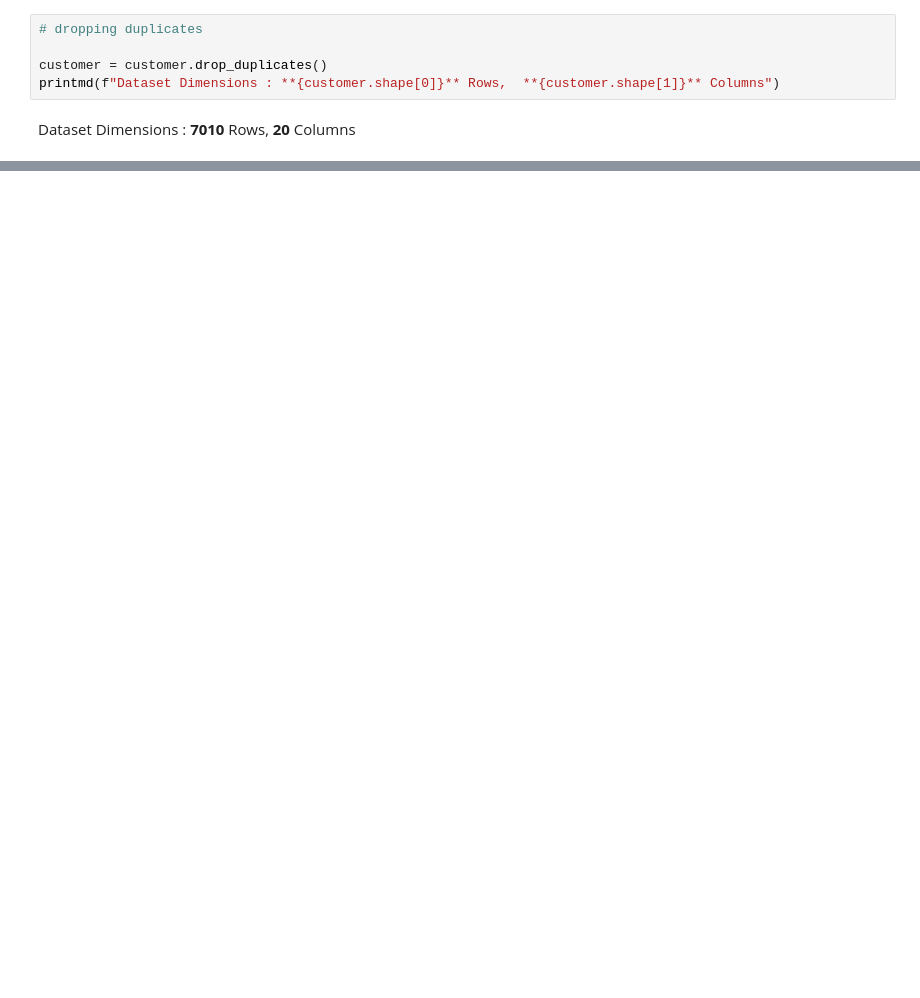
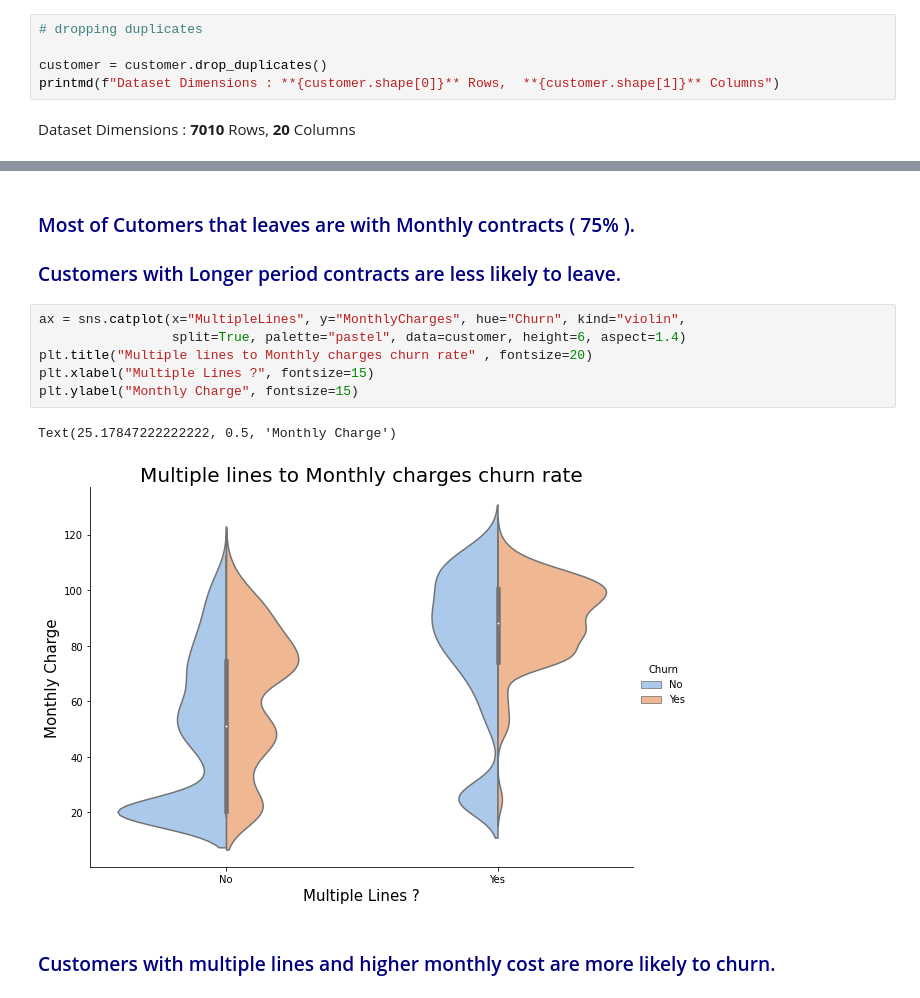
Before and after one commit to moutasam/Capstone-Telecom-Customers, a Jupyter notebook: TelcoCustomerChurn.ipynb, the cells around one changed output, grey strips where cells are left out. Drawn from its saved outputs; the diff is of its cells as text; blank space fills up the shorter version.

```diff
--- a/TelcoCustomerChurn.ipynb
+++ b/TelcoCustomerChurn.ipynb
@@ -350,0 +378,14 @@ customer[['tenure', 'MonthlyCharges', 'TotalCharges']].describe().T
+# %% [markdown]
+### <span style='color:navy'> Most of Cutomers that leaves are with Monthly contracts ( 75% ).
+### <span style='color:navy'> Customers with Longer period contracts are less likely to leave.
+# %%
+ax = sns.catplot(x="MultipleLines", y="MonthlyCharges", hue="Churn", kind="violin",
+                 split=True, palette="pastel", data=customer, height=6, aspect=1.4)
+plt.title("Multiple lines to Monthly charges churn rate" , fontsize=20)
+plt.xlabel("Multiple Lines ?", fontsize=15)
+plt.ylabel("Monthly Charge", fontsize=15)
+# %% [output]
+Text(25.17847222222222, 0.5, 'Monthly Charge')
+[figure, added]
+# %% [markdown]
+### <span style='color:navy'> Customers with multiple lines and higher monthly cost are more likely to churn.
```
Also changed, not shown: parts of 58 cells of this notebook.
